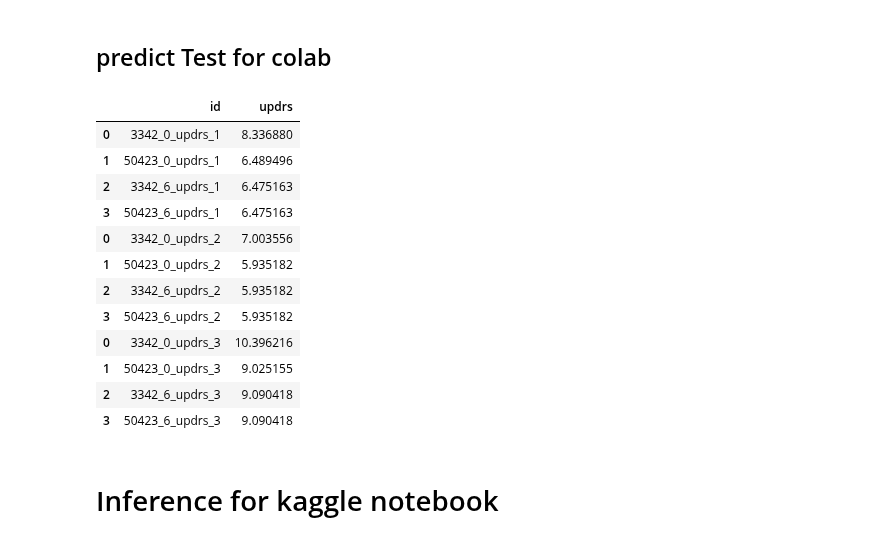
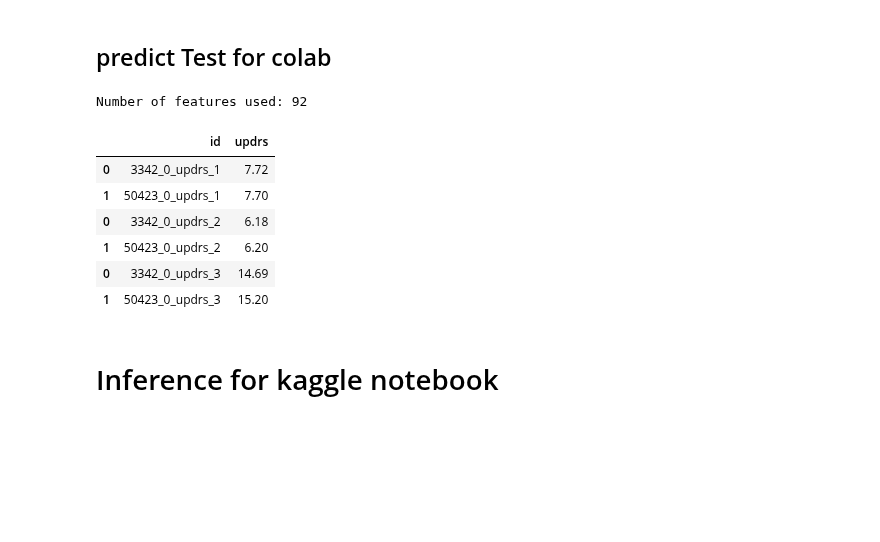
Before and after one commit to kunai-3txk/Compe_tonyobyo, a Jupyter notebook: AMP_fit.ipynb, the cells around one changed output. Saved outputs shown, nothing was run; the diff lists cells and outputs as text; code cells hidden in the pictures; blank space fills up the shorter version.

```diff
--- a/AMP_fit.ipynb
+++ b/AMP_fit.ipynb
@@ -76,5 +79,6 @@ class paths:
     TE_UPDRS_2 = common_path + "/train_te_updrs_2.csv"
     TE_UPDRS_3 = common_path + "/train_te_updrs_3.csv"
     TE_UPDRS_4 = common_path + "/train_te_updrs_4.csv"
+    OUTPUT = common_path
 # %% [markdown]
 # Function Definition
@@ -164,0 +510,36 @@ print('Clinical shape:',test.shape)
+# %%
+#clinical
+test_clinical.drop(test_clinical.index[test_clinical.visit_id == '3342_6'], inplace=True)
+test_clinical.drop(test_clinical.index[test_clinical.visit_id == '50423_6'], inplace=True)
+#peptide
+test_peptides['visit_id'].replace('3342_6', '3342_0', inplace=True)
+test_peptides['visit_month'].replace(6, 0, inplace=True)
+#protein
+test_proteins['visit_id'].replace('3342_6', '3342_0', inplace=True)
+test_proteins['visit_month'].replace(6, 0, inplace=True)
+# %%
+test_sort = test_clinical[['visit_id','visit_month','patient_id']]
+test_sort.drop_duplicates(inplace=True)
+
+test_train_peptides = pd.concat([train_peptides,test_peptides.drop(['group_key'],axis=1)],axis=0).reset_index(drop=True)
+test_peptide_feature = feature_peptide(test_sort,test_train_peptides)
+
+test_train_proteins = pd.concat([train_proteins,test_proteins.drop(['group_key'],axis=1)],axis=0).reset_index(drop=True)
+test_protein_feature = feature_proteins(test_sort,test_train_proteins)
+
+test_clinical_toall = test_sort.merge(train_te_month_agg,on='visit_month',how='left')
+
+#test_all = make_df_all(test_clinical_toall,test_protein_feature,test_peptide_feature)
+test_propep = test_protein_feature.merge(test_peptide_feature,on='visit_id',how='left')
+test_all = test_clinical_toall.merge(test_propep,on='visit_id',how='left')
+
+
+#test_all.drop(['updrs_test','row_id','group_key'],axis=1,inplace=True)
+test_all.drop_duplicates(inplace=True)
+
+print(test_all.shape)
+#test_clinical_toall.shape
+#test_protein_feature.shape
+#test_peptide_feature.shape
+
+test_all.to_csv(paths.OUTPUT+'/test_all.csv',index=False)
@@ -165,3 +554,6 @@ print('Clinical shape:',test.shape)
+# %%
+df_train = train_all.copy()
+df_test = test_all.copy()
 # %% [markdown]
 # Make Test_Val Data
 # %%
@@ -386,52 +760,50 @@ display(df_test_val_truepred)
 ## predict Test for colab
 # %%
 df_test_ = df_test.drop(['visit_id'],axis=1)
+
+num_features_used = sum(model_1.get_feature_importance() > 0)
+print("Number of features used:", num_features_used)
 
 for order in predict_order_list:
   test_X = df_test_.values
   #test_y = df_test['updrs_{0}'.format(order)].values
   if order == 1:
         model_ = model_1
         df_te = te_updrs_1
   if order == 2:
         model_ = model_2
         df_te = te_updrs_2
   if order == 3:
         model_ = model_3
         df_te = te_updrs_3
 
   df_test_['updrs_{0}'.format(order)] = model_.predict(test_X)
   df_test_['updrs_{0}_round'.format(order)] = df_test_['updrs_{0}'.format(order)].round(0)
   #予測値のtarget-encodingテーブルをjoin
   df_te.rename(columns={'updrs_{0}'.format(order):'updrs_{0}_te'.format(order)},inplace=True)
   df_test_ = df_test_.merge(df_te,left_on='updrs_{0}_round'.format(order),right_on='updrs_{0}_te'.format(order),how='left')
   #不要列の削除
   df_test_.drop(['updrs_{0}_round'.format(order),'updrs_{0}_te'.format(order)],axis=1,inplace=True)
 
-df_test_pred_ = df_test[['visit_id']].join(df_test_[['updrs_1','updrs_2','updrs_3']])
+df_test_pred_ = df_test[['visit_id']].reset_index(drop=True).join(df_test_[['updrs_1','updrs_2','updrs_3']]).round(2)
 
 df_test_pred = pd.DataFrame()
 for i in range(0,3):
   df_test_pred_vs = pd.DataFrame()
   df_test_pred_vs['id'] = df_test_pred_[['visit_id']] + '_updrs_{0}'.format(i+1)
   df_test_pred_vs['updrs']=df_test_pred_[['updrs_{0}'.format(i+1)]]
   df_test_pred = pd.concat([df_test_pred,df_test_pred_vs],axis=0)
 
 display(df_test_pred)
 # %% [output]
+Number of features used: 92
 |  | id | updrs |
-| 0 | 3342_0_updrs_1 | 8.336880 |
-| 1 | 50423_0_updrs_1 | 6.489496 |
-| 2 | 3342_6_updrs_1 | 6.475163 |
-| 3 | 50423_6_updrs_1 | 6.475163 |
-| 0 | 3342_0_updrs_2 | 7.003556 |
-| 1 | 50423_0_updrs_2 | 5.935182 |
-| 2 | 3342_6_updrs_2 | 5.935182 |
-| 3 | 50423_6_updrs_2 | 5.935182 |
-| 0 | 3342_0_updrs_3 | 10.396216 |
-| 1 | 50423_0_updrs_3 | 9.025155 |
-| 2 | 3342_6_updrs_3 | 9.090418 |
-| 3 | 50423_6_updrs_3 | 9.090418 |
+| 0 | 3342_0_updrs_1 | 7.72 |
+| 1 | 50423_0_updrs_1 | 7.70 |
+| 0 | 3342_0_updrs_2 | 6.18 |
+| 1 | 50423_0_updrs_2 | 6.20 |
+| 0 | 3342_0_updrs_3 | 14.69 |
+| 1 | 50423_0_updrs_3 | 15.20 |
 # %% [markdown]
 # Inference for kaggle notebook
 # %% [markdown]
```
Also changed, not shown: parts of 40 cells of this notebook.
